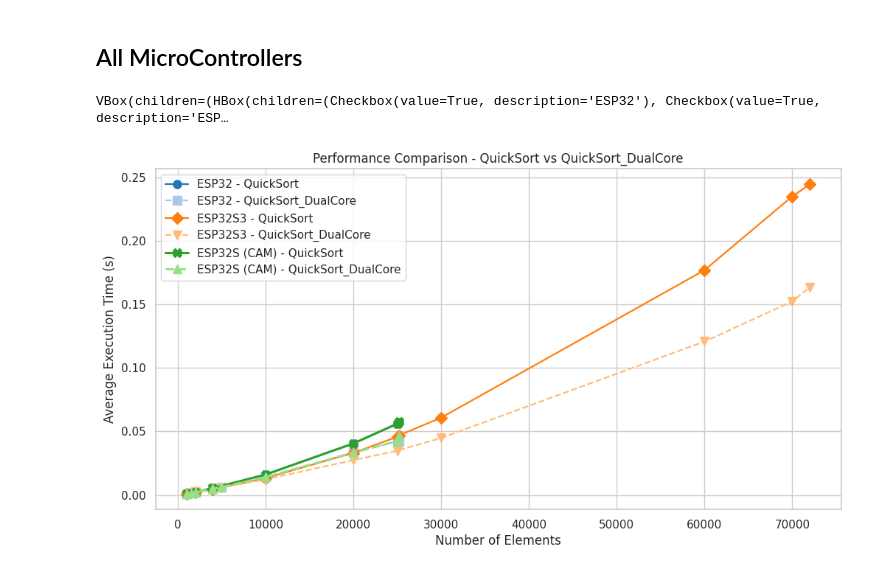
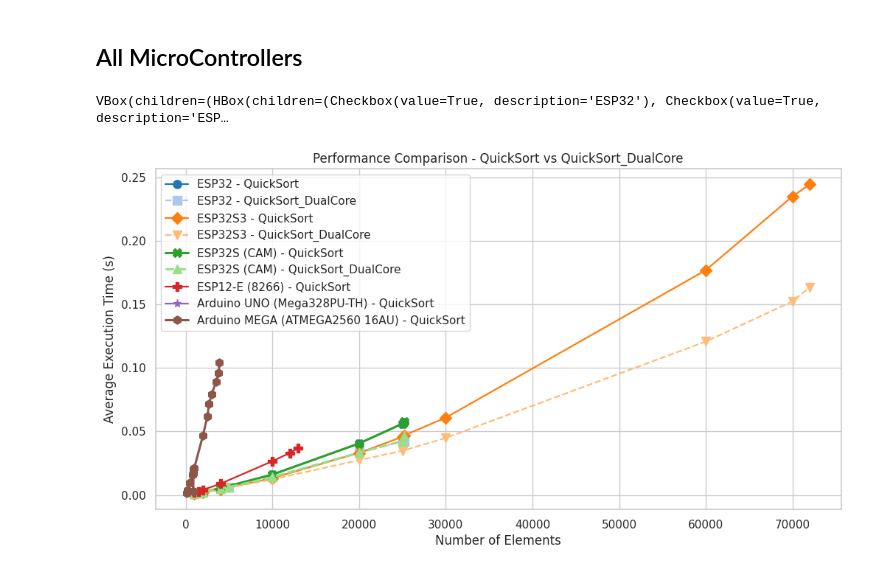
Before and after one commit to Harrison2415/CoreBench, a Jupyter notebook: CoreBench.ipynb, the cells around one changed output. Saved outputs shown, nothing was run; the diff lists cells and outputs as text; code cells hidden in the pictures.

```diff
--- a/CoreBench.ipynb
+++ b/CoreBench.ipynb
@@ -62,16 +157,16 @@ dtype: int64
 sns.set(style="whitegrid")
 
 # Filter only ESP32 and the two algorithms
-df_esp32 = df[(df['Chip'] == 'ESP32') & df['Algoritmo'].isin(['QuickSort', 'QuickSort_DualCore'])]
+df_esp32 = df[(df['Chip'] == 'ESP32') & df['Algorithm'].isin(['QuickSort', 'QuickSort_DualCore'])]
 
 # Create the plot
 plt.figure(figsize=(10, 6))
 
 # Plot lines for each algorithm
 for algorithm in ['QuickSort', 'QuickSort_DualCore']:
-    data = df_esp32[df_esp32['Algoritmo'] == algorithm]
-    data = data.groupby('N Elementos', as_index=False)['Tempo Médio (us)'].mean()
-    plt.plot(data['N Elementos'], data['Tempo Médio (us)'],
+    data = df_esp32[df_esp32['Algorithm'] == algorithm]
+    data = data.groupby('Number of Elements', as_index=False)['Average Time (µs)'].mean()
+    plt.plot(data['Number of Elements'], data['Average Time (µs)'],
              marker='o', label=f"ESP32 - {algorithm}")
 
 # Labels and title in English
@@ -120,16 +248,16 @@ plt.show()
 sns.set(style="whitegrid")
 
 # Filter only ESP32S3 and the two algorithms
-df_esp32s3 = df[(df['Chip'] == 'ESP32S3') & df['Algoritmo'].isin(['QuickSort', 'QuickSort_DualCore'])]
+df_esp32s3 = df[(df['Chip'] == 'ESP32S3') & df['Algorithm'].isin(['QuickSort', 'QuickSort_DualCore'])]
 
 # Create the plot
 plt.figure(figsize=(10, 6))
 
 # Plot lines for each algorithm
 for algorithm in ['QuickSort', 'QuickSort_DualCore']:
-    data = df_esp32s3[df_esp32s3['Algoritmo'] == algorithm]
-    data = data.groupby('N Elementos', as_index=False)['Tempo Médio (us)'].mean()
-    plt.plot(data['N Elementos'], data['Tempo Médio (us)'],
+    data = df_esp32s3[df_esp32s3['Algorithm'] == algorithm]
+    data = data.groupby('Number of Elements', as_index=False)['Average Time (µs)'].mean()
+    plt.plot(data['Number of Elements'], data['Average Time (µs)'],
              marker='o', label=f"ESP32S3 - {algorithm}")
 
 # Labels and title in English
@@ -145,50 +271,61 @@ plt.show()
 # %% [markdown]
 ## All MicroControllers
 # %%
-import seaborn as sns
-import matplotlib.pyplot as plt
-import ipywidgets as widgets
-from IPython.display import display, clear_output
-
 # Seaborn style
 sns.set(style="whitegrid")
 
-# Ensure the column exists in seconds
-df['Average Time (s)'] = df['Tempo Médio (us)'] / 1_000_000
+# Convert µs to seconds (if not converted yet)
+df['Average Time (s)'] = df['Average Time (µs)'] / 1_000_000
 
-# Chips and algorithms
-chips = ['ESP32', 'ESP32S3', 'ESP32S (CAM)']
-algorithms = ['QuickSort', 'QuickSort_DualCore']
+# Available chips and algorithms
+chips = [
+    'ESP32',
+    'ESP32S3',
+    'ESP32S (CAM)',
+    'ESP12-E (8266)',
+    'Arduino UNO (Mega328PU-TH)',
+    'Arduino MEGA (ATMEGA2560 16AU)'
+]
 
-# Visual mappings
+algorithms = ['QuickSort', 'QuickSort_DualCore']  # Algorithms used
+
+# Color mapping for plot lines
 color_map = {
     ('ESP32', 'QuickSort'): '#1f77b4',
     ('ESP32', 'QuickSort_DualCore'): '#aec7e8',
     ('ESP32S3', 'QuickSort'): '#ff7f0e',
     ('ESP32S3', 'QuickSort_DualCore'): '#ffbb78',
     ('ESP32S (CAM)', 'QuickSort'): '#2ca02c',
-    ('ESP32S (CAM)', 'QuickSort_DualCore'): '#98df8a'
+    ('ESP32S (CAM)', 'QuickSort_DualCore'): '#98df8a',
+    ('ESP12-E (8266)', 'QuickSort'): '#d62728',
+    ('Arduino UNO (Mega328PU-TH)', 'QuickSort'): '#9467bd',
+    ('Arduino MEGA (ATMEGA2560 16AU)', 'QuickSort'): '#8c564b'
 }
 
+# Line styles
 line_styles = {
     'QuickSort': '-',
     'QuickSort_DualCore': '--'
 }
 
+# Marker styles
 marker_map = {
     ('ESP32', 'QuickSort'): 'o',
     ('ESP32', 'QuickSort_DualCore'): 's',
     ('ESP32S3', 'QuickSort'): 'D',
     ('ESP32S3', 'QuickSort_DualCore'): 'v',
     ('ESP32S (CAM)', 'QuickSort'): 'X',
-    ('ESP32S (CAM)', 'QuickSort_DualCore'): '^'
+    ('ESP32S (CAM)', 'QuickSort_DualCore'): '^',
+    ('ESP12-E (8266)', 'QuickSort'): 'P',
+    ('Arduino UNO (Mega328PU-TH)', 'QuickSort'): '*',
+    ('Arduino MEGA (ATMEGA2560 16AU)', 'QuickSort'): 'h'
 }
 
-# Individual checkboxes per chip
+# Create checkboxes
 checkboxes = {chip: widgets.Checkbox(value=True, description=chip) for chip in chips}
 
-# "Select All" button
-toggle_button = widgets.Button(description="Selecionar Todos")
+# Select all button
+toggle_button = widgets.Button(description="Select All")
 
 # UI container
 ui = widgets.VBox([
@@ -196,58 +333,57 @@ ui = widgets.VBox([
     toggle_button
 ])
 
-# Create the figure once outside the update function
+# Create figure
 fig, ax = plt.subplots(figsize=(12, 6))
-plt.close(fig)  # Prevent duplicate display
+plt.close(fig)  # Prevent duplicate output in notebooks
 
-# Plot update function
+# Update plot function
 def update_plot(_=None):
-    ax.clear()  # Clear current axis
+    ax.clear()
 
     selected_chips = [chip for chip, checkbox in checkboxes.items() if checkbox.value]
 
     for chip in selected_chips:
         for algorithm in algorithms:
-            data = df[(df['Chip'] == chip) & (df['Algoritmo'] == algorithm)]
+            data = df[(df['Chip'] == chip) & (df['Algorithm'] == algorithm)]
             if not data.empty:
-                data = data.groupby('N Elementos', as_index=False)['Average Time (s)'].mean()
+                grouped = data.groupby('Number of Elements', as_index=False)['Average Time (s)'].mean()
                 ax.plot(
-                    data['N Elementos'],
-                    data['Average Time (s)'],
-                    marker=marker_map[(chip, algorithm)],
+                    grouped['Number of Elements'],
+                    grouped['Average Time (s)'],
+                    marker=marker_map.get((chip, algorithm), 'o'),
                     label=f"{chip} - {algorithm}",
-                    color=color_map[(chip, algorithm)],
-                    linestyle=line_styles[algorithm],
-                    linewidth=2.2 if chip == 'ESP32S (CAM)' else 1.6,
+                    color=color_map.get((chip, algorithm), 'gray'),
+                    linestyle=line_styles.get(algorithm, '-'),
+                    linewidth=2.2 if chip in ['ESP32S (CAM)', 'Arduino MEGA (ATMEGA2560 16AU)'] else 1.6,
                     markersize=8
                 )
 
     ax.set_title("Performance Comparison - QuickSort vs QuickSort_DualCore")
     ax.set_xlabel("Number of Elements")
     ax.set_ylabel("Average Execution Time (s)")
     ax.legend()
     ax.grid(True)
 
-    # Show updated figure
-    clear_output(wait=True)  # Clear previous output
-    display(ui)  # Redisplay UI
-    display(fig)  # Display updated figure
+    clear_output(wait=True)
+    display(ui)
+    display(fig)
 
-# Connect checkbox changes to plot update
+# Connect checkboxes to update function
 for cb in checkboxes.values():
     cb.observe(update_plot, names='value')
 
-# "Select All" button logic
+# Select/deselect all function
 def toggle_all(b):
     all_selected = all(cb.value for cb in checkboxes.values())
     for cb in checkboxes.values():
         cb.value = not all_selected
 
 toggle_button.on_click(toggle_all)
 
-# Display interface and initial plot
+# Initial display
 display(ui)
 update_plot()
 # %% [output]
 VBox(children=(HBox(children=(Checkbox(value=True, description='ESP32'), Checkbox(value=True, description='ESP…
-[figure, old version]
+[figure, new version]
```
Also changed, not shown: parts of 23 cells of this notebook, 6 other files.
